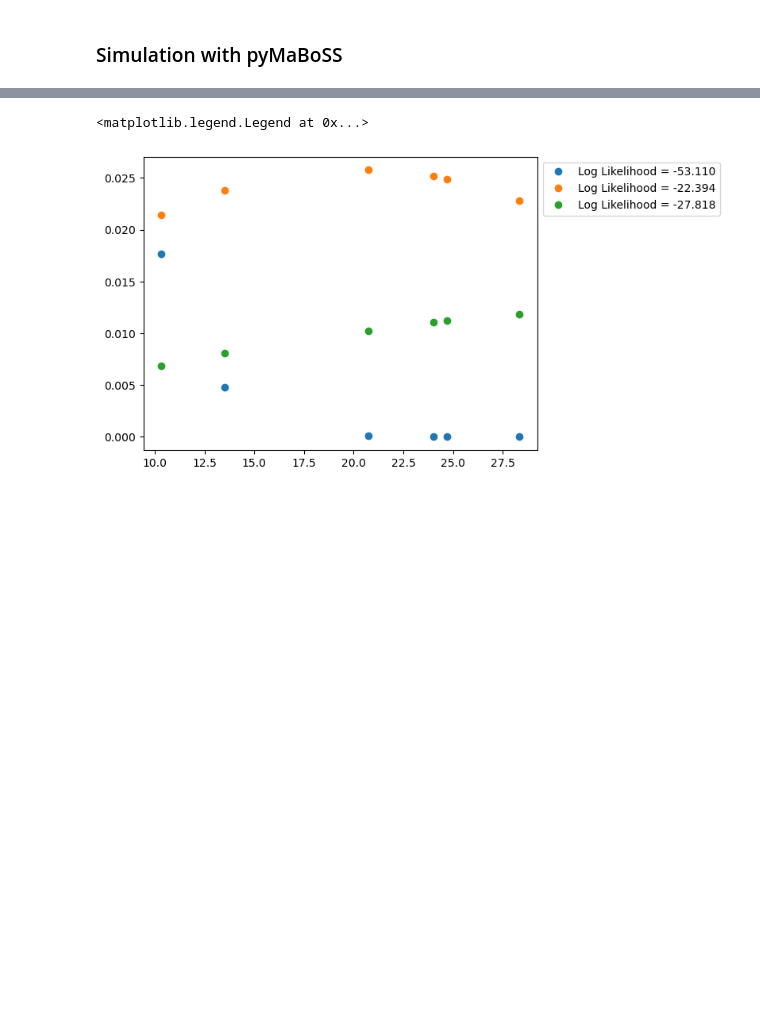
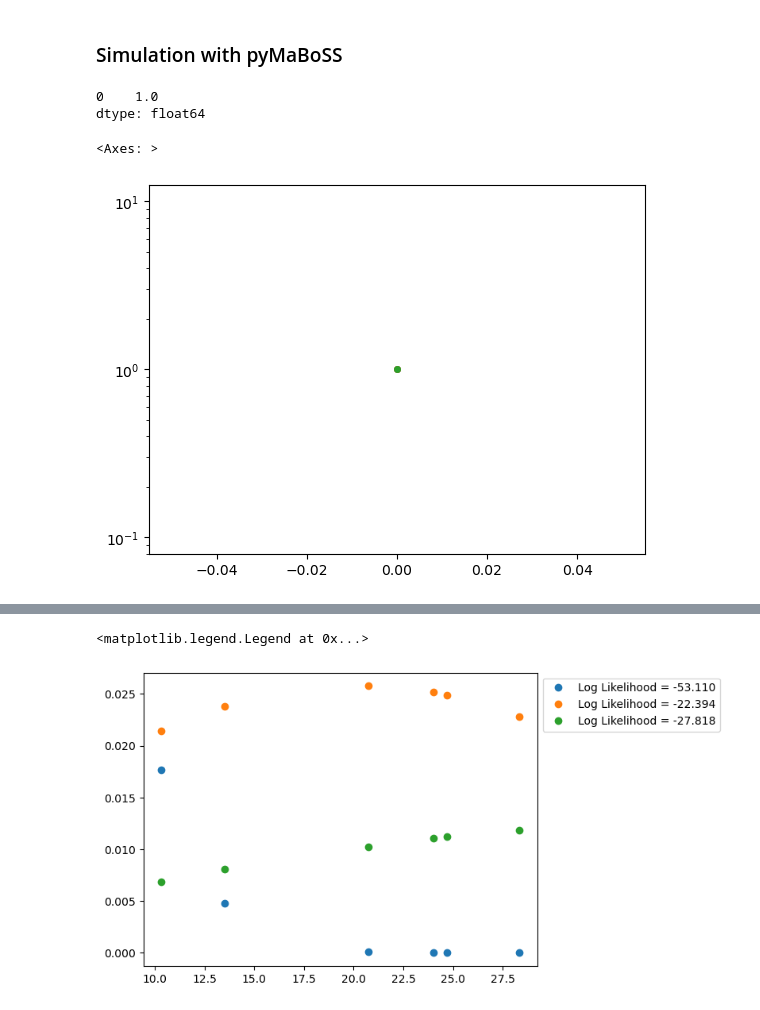
Before and after one commit to sysbio-curie/PopMaBoSS, a Jupyter notebook: ICD_phenomenological.ipynb, the cells around one changed output, grey strips where cells are left out. Saved outputs shown, nothing was run; the diff lists cells and outputs as text; code cells hidden in the pictures; blank space fills up the shorter version.

```diff
--- a/ICD_phenomenological.ipynb
+++ b/ICD_phenomenological.ipynb
@@ -8,4 +9,36 @@ from scipy.special import logit, expit
 # %%
+def get_T(popstate):
+    tcell = 0
+    for population in popstate[1:-1].split(","):
+        if len(population) > 2:
+            states, pop = population[1:-1].split(":")
+            if states != "<nil>":
+                list_states = states.split(" -- ")
+                try:
+                    if "TCell" in list_states and "DC" not in list_states:
+                        tcell += int(pop)
+                except:
+                    print(pop)
+    return tcell
+
+
+def get_DC(popstate):
+    dc = 0
+    for population in popstate[1:-1].split(","):
+        if len(population) > 2:
+            states, pop = population[1:-1].split(":")
+            if states != "<nil>":
+                list_states = states.split(" -- ")
+                try:
+                    if "DC" in list_states and "TCell" not in list_states:
+                        dc += int(pop)
+
+                except:
+                    print(pop)
+    return dc
+
+
+
 def get_TDC_ratio(popstate):
     tcell = 0
     dc = 0
@@ -34,3 +70,7 @@ res_long5Cl = sim_long5Cl.run(workdir="ICD_phenomenological/", prefix="ResICD_ph
 # %%
 sim_long10Cl = maboss.PopSimulation("ICD_phenomenological/ICD_phenomenologicalPM.pbnd", "ICD_phenomenological/ICD_phenomenologicalPMNewICBig10CExp.cfg")
 res_long10Cl = sim_long10Cl.run(workdir="ICD_phenomenological/", prefix="ResICD_phenLong10ClExp")
+# %%
+serieT = res_long.get_state_dist_by_index(11*24+1, get_T)
+serieT5Cl = res_long5Cl.get_state_dist_by_index(11*24+1, get_T)
+serieT10Cl = res_long10Cl.get_state_dist_by_index(11*24+1, get_T)
@@ -37,3 +81,16 @@ res_long10Cl = sim_long10Cl.run(workdir="ICD_phenomenological/", prefix="ResICD_
+# %%
+serieT
+# %% [output]
+0    1.0
+dtype: float64
+# %%
+serieT.plot(logy=True, marker='o', markersize=4, color='C0')
+serieT5Cl.plot(marker='o', markersize=4, color='C1')
+serieT10Cl.plot(marker='o', markersize=4, color='C2')
+# plt.legend()
+# %% [output]
+<Axes: >
+[figure, added]
 # %%
 serie = res_long.get_state_dist_by_index(11*24+1, get_TDC_ratio)
 serie5Cl = res_long5Cl.get_state_dist_by_index(11*24+1, get_TDC_ratio)
```
Also changed, not shown: parts of 11 cells of this notebook, 2 other files.
